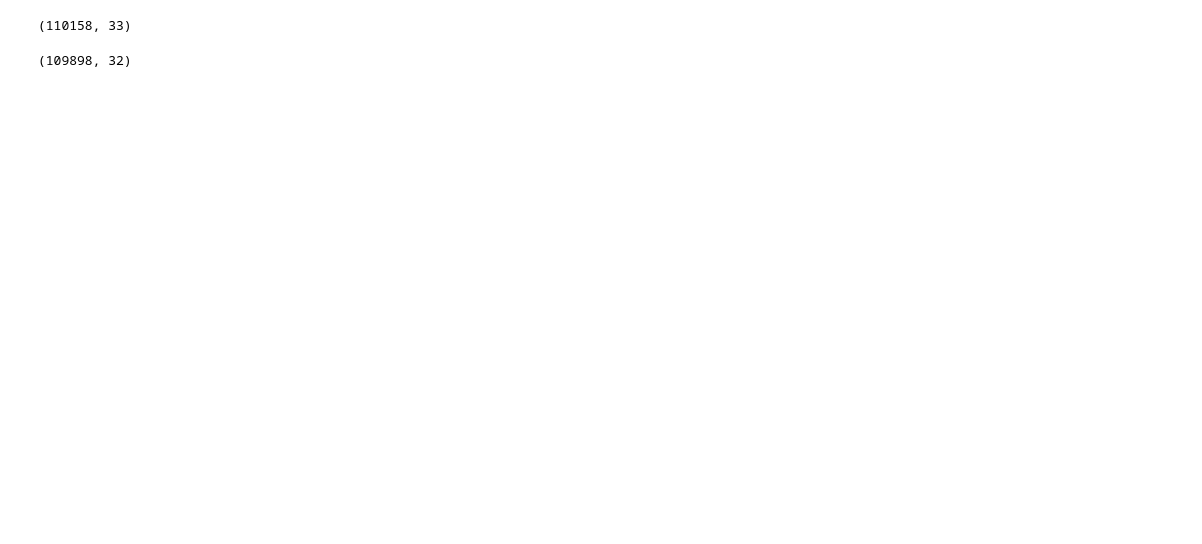
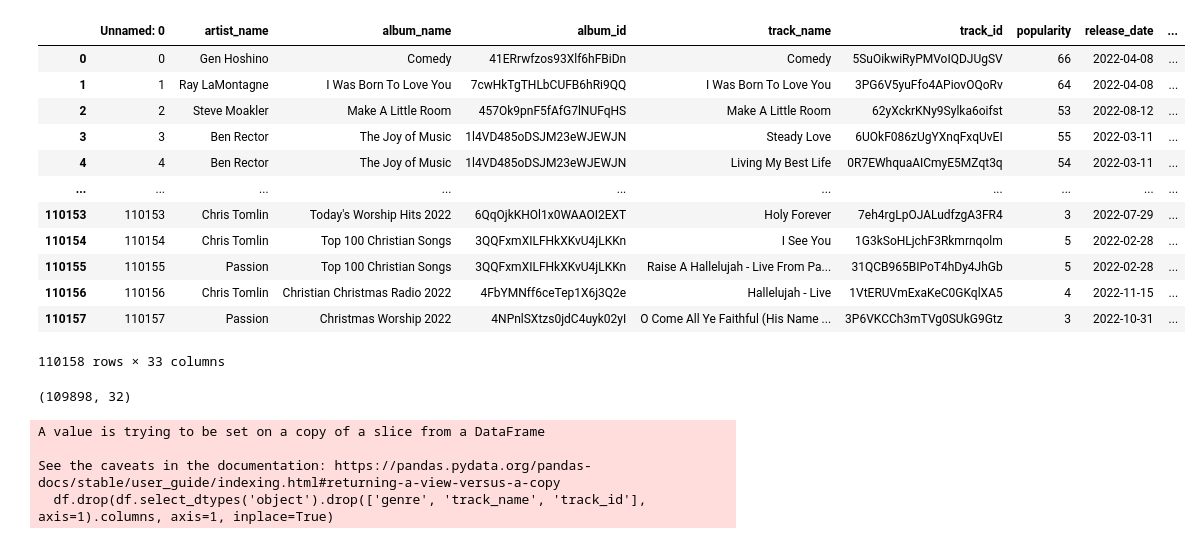
Before and after one commit to StevenDelval/Projet-_r-capitulatif-Machine_Learning, a Jupyter notebook: nettoyage.ipynb, the cells around one changed output. Saved outputs shown, nothing was run; the diff lists cells and outputs as text; code cells hidden in the pictures; blank space fills up the shorter version.

```diff
--- a/nettoyage.ipynb
+++ b/nettoyage.ipynb
@@ -5,11 +5,23 @@ import seaborn as sns
 pd.options.display.max_columns = None
 pd.options.display.max_rows = 200
 # %%
-df = pd.read_csv('./Projet-_recapitulatif-Machine_Learning/data/data_110k_lignes.csv')
+df = pd.read_csv('./data/data_110k_lignes.csv')
 
-df.shape
+df
 # %% [output]
+|  | Unnamed: 0 | artist_name | album_name | album_id | track_name | track_id | popularity | release_date | ... |
+| 0 | 0 | Gen Hoshino | Comedy | 41ERrwfzos93Xlf6hFBiDn | Comedy | 5SuOikwiRyPMVoIQDJUgSV | 66 | 2022-04-08 | ... |
+| 1 | 1 | Ray LaMontagne | I Was Born To Love You | 7cwHkTgTHLbCUFB6hRi9QQ | I Was Born To Love You | 3PG6V5yuFfo4APiovOQoRv | 64 | 2022-04-08 | ... |
+| 2 | 2 | Steve Moakler | Make A Little Room | 457Ok9pnF5fAfG7lNUFqHS | Make A Little Room | 62yXckrKNy9Sylka6oifst | 53 | 2022-08-12 | ... |
+| 3 | 3 | Ben Rector | The Joy of Music | 1l4VD485oDSJM23eWJEWJN | Steady Love | 6UOkF086zUgYXnqFxqUvEI | 55 | 2022-03-11 | ... |
+| 4 | 4 | Ben Rector | The Joy of Music | 1l4VD485oDSJM23eWJEWJN | Living My Best Life | 0R7EWhquaAICmyE5MZqt3q | 54 | 2022-03-11 | ... |
+| ... | ... | ... | ... | ... | ... | ... | ... | ... | ... |
+| 110153 | 110153 | Chris Tomlin | Today's Worship Hits 2022 | 6QqOjkKHOl1x0WAAOI2EXT | Holy Forever | 7eh4rgLpOJALudfzgA3FR4 | 3 | 2022-07-29 | ... |
+| 110154 | 110154 | Chris Tomlin | Top 100 Christian Songs | 3QQFxmXILFHkXKvU4jLKKn | I See You | 1G3kSoHLjchF3Rkmrnqolm | 5 | 2022-02-28 | ... |
+| 110155 | 110155 | Passion | Top 100 Christian Songs | 3QQFxmXILFHkXKvU4jLKKn | Raise A Hallelujah - Live From Pa... | 31QCB965BIPoT4hDy4JhGb | 5 | 2022-02-28 | ... |
+| 110156 | 110156 | Chris Tomlin | Christian Christmas Radio 2022 | 4FbYMNff6ceTep1X6j3Q2e | Hallelujah - Live | 1VtERUVmExaKeC0GKqlXA5 | 4 | 2022-11-15 | ... |
+| 110157 | 110157 | Passion | Christmas Worship 2022 | 4NPnlSXtzs0jdC4uyk02yI | O Come All Ye Faithful (His Name ... | 3P6VKCCh3mTVg0SUkG9Gtz | 3 | 2022-10-31 | ... |
-(110158, 33)
+110158 rows × 33 columns
 # %%
 df.drop([df.columns[0]], axis=1, inplace=True)
 df = df[df[['genre', 'track_id']].duplicated() == False]
@@ -18,7 +30,12 @@ df.shape
 # %% [output]
 (109898, 32)
 # %%
-df.drop(df.select_dtypes('object').drop('genre', axis=1).columns, axis=1, inplace=True)
+df.drop(df.select_dtypes('object').drop(['genre', 'track_name', 'track_id'], axis=1).columns, axis=1, inplace=True)
+# %% [output]
+A value is trying to be set on a copy of a slice from a DataFrame
+
+See the caveats in the documentation: https://pandas.pydata.org/pandas-docs/stable/user_guide/indexing.html#returning-a-view-versus-a-copy
+  df.drop(df.select_dtypes('object').drop(['genre', 'track_name', 'track_id'], axis=1).columns, axis=1, inplace=True)
 # %%
 df['explicit'] = df['explicit'].apply(lambda x : 0 if x == False else 1)
 del df['is_local']
```
Also changed, not shown: parts of 8 cells of this notebook, 2 other files.
